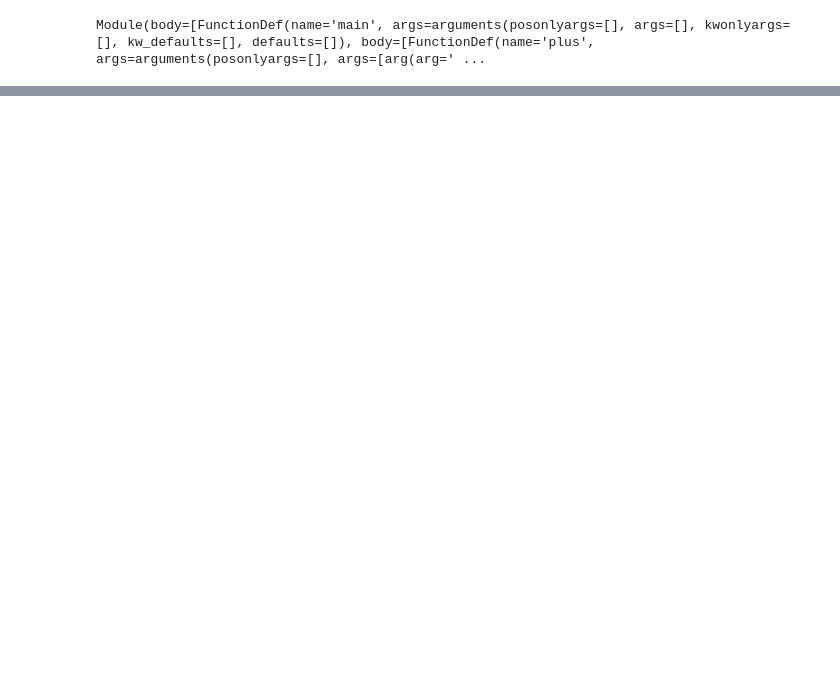
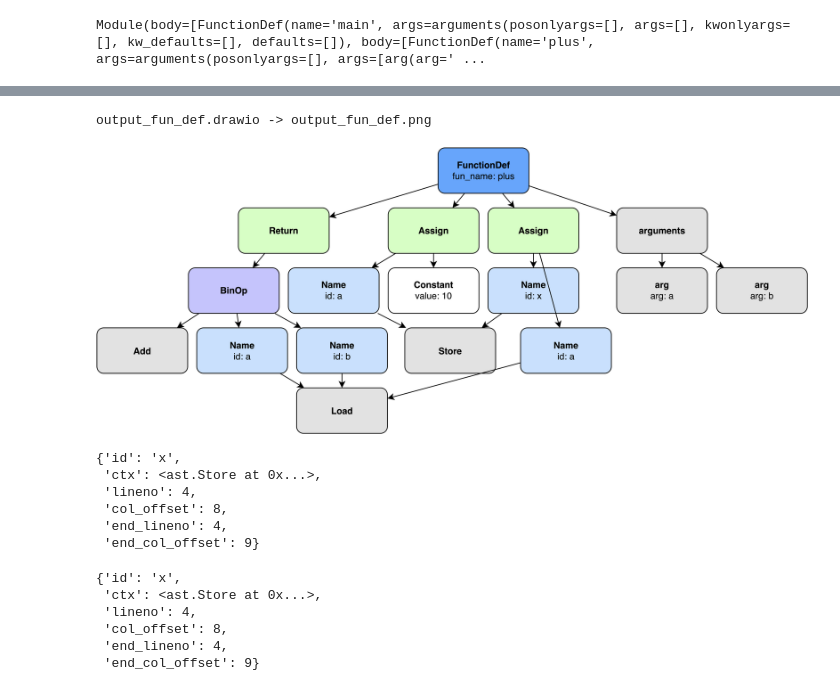
Before and after one commit to nastia-39/project-6390, a Jupyter notebook: notebook.ipynb, the cells around one changed output, grey strips where cells are left out. Saved outputs shown, nothing was run; the diff lists cells and outputs as text; code cells hidden in the pictures; blank space fills up the shorter version.

```diff
--- a/notebook.ipynb
+++ b/notebook.ipynb
@@ -186,0 +194,30 @@ SyntaxError: invalid syntax (2981269518.py, line 1)
+# %%
+graph = OurGraph(node_fun_def)
+mxfile = OurGraphToXML(y_scaling=1.1).graph_to_xml(graph)
+xml_str = xml.dom.minidom.parseString(ET.tostring(mxfile)).toprettyxml()
+output_file = 'output_fun_def.png'
+
+filename = 'output_fun_def.drawio'
+
+with open(filename, 'w') as file:
+    file.write(xml_str)
+
+DRAWIO="/Applications/draw.io.app/Contents/MacOS/draw.io"
+
+bashCommand = f"/Applications/draw.io.app/Contents/MacOS/draw.io -x -f png --scale 5   -o {output_file} {filename}"
+os.system(bashCommand)
+
+Image(output_file)
+# %% [output]
+output_fun_def.drawio -> output_fun_def.png
+[figure, added]
+# %%
+assign_nodes = [n for n in graph.ast_nodes.values() if isinstance(n, ast.Assign)]
+assign_nodes[0].targets[0].__dict__
+# %% [output]
+{'id': 'x',
+ 'ctx': <ast.Store at 0x...>,
+ 'lineno': 4,
+ 'col_offset': 8,
+ 'end_lineno': 4,
+ 'end_col_offset': 9}
@@ -186,0 +229,9 @@ SyntaxError: invalid syntax (2981269518.py, line 1)
+# %%
+node_fun_def.body[0].targets[0].__dict__
+# %% [output]
+{'id': 'x',
+ 'ctx': <ast.Store at 0x...>,
+ 'lineno': 4,
+ 'col_offset': 8,
+ 'end_lineno': 4,
+ 'end_col_offset': 9}
```
Also changed, not shown: parts of 27 cells of this notebook, 10 other files.
